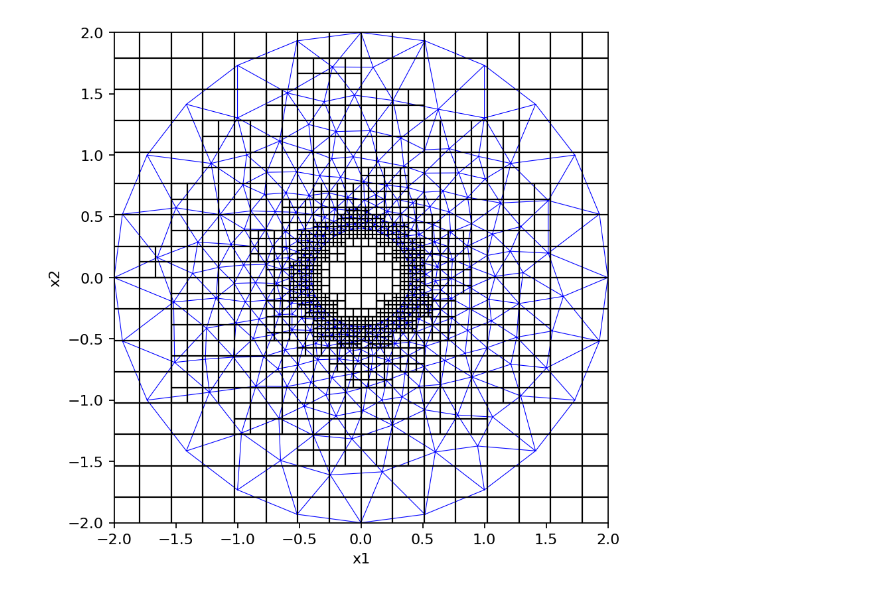
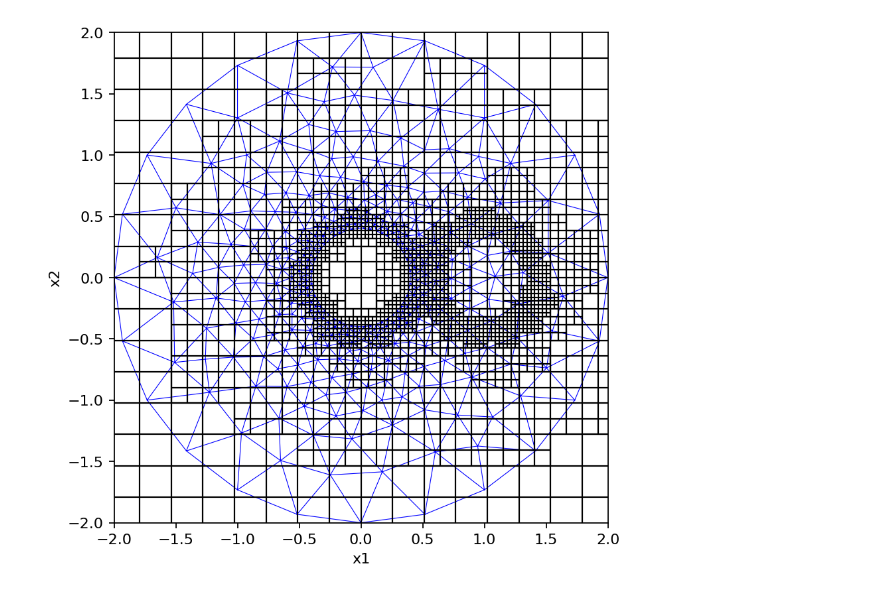
Before and after one commit to harryzhou2000/chimeraTreeDemo, a Jupyter notebook: chimeraTreeDemo/test2.ipynb, the cells around one changed output. Saved outputs shown, nothing was run; the diff lists cells and outputs as text; code cells hidden in the pictures.

```diff
--- a/chimeraTreeDemo/test2.ipynb
+++ b/chimeraTreeDemo/test2.ipynb
@@ -15,7 +15,7 @@ mesh0.plot_image(ax=ax, v=d0, v_type="N")
 mesh0.plot_grid(ax=ax, linewidth=0.5, color="k")
 
 mesh1 = meshBuilder.SimplexMeshShifted(mesh0.nodes, mesh0.simplices)
-mesh1.off[:] = np.array([[1, 0, 0]])
+mesh1.off[:] = np.array([[1, 0]])
 b1 = b0.copy()
 # %% [output]
 Info    : Meshing 1D...
@@ -34,22 +33,22 @@ Triangle 3
 # %%
 import meshHelper
 
 h0 = 0.001
 meshB, nLevel = meshBuilder.buildMesh_quadTree(h0, h0, 100, 100)
 meshHelper.refine_tree_mesh_by_tri(meshB, h0, nLevel, mesh0)
-
+meshHelper.refine_tree_mesh_by_tri(meshB, h0, nLevel, mesh1)
 
 meshB.finalize()
 
 fig = plt.figure(figsize=(6, 6), dpi=160)
 ax = fig.add_subplot(111)
 meshB.plot_grid(ax=ax, color="k", linewidth=1.0)
 mesh0.plot_grid(ax=ax, color="b", linewidth=0.5)
 ax.set_xlim([-2, 2])
 ax.set_ylim([-2, 2])
 ax.grid(False)
 # %% [output]
-[figure, old version]
+[figure, new version]
 # %%
 import meshPlotUtils
 
```
Also changed, not shown: parts of 5 cells of this notebook, 1 other file.
